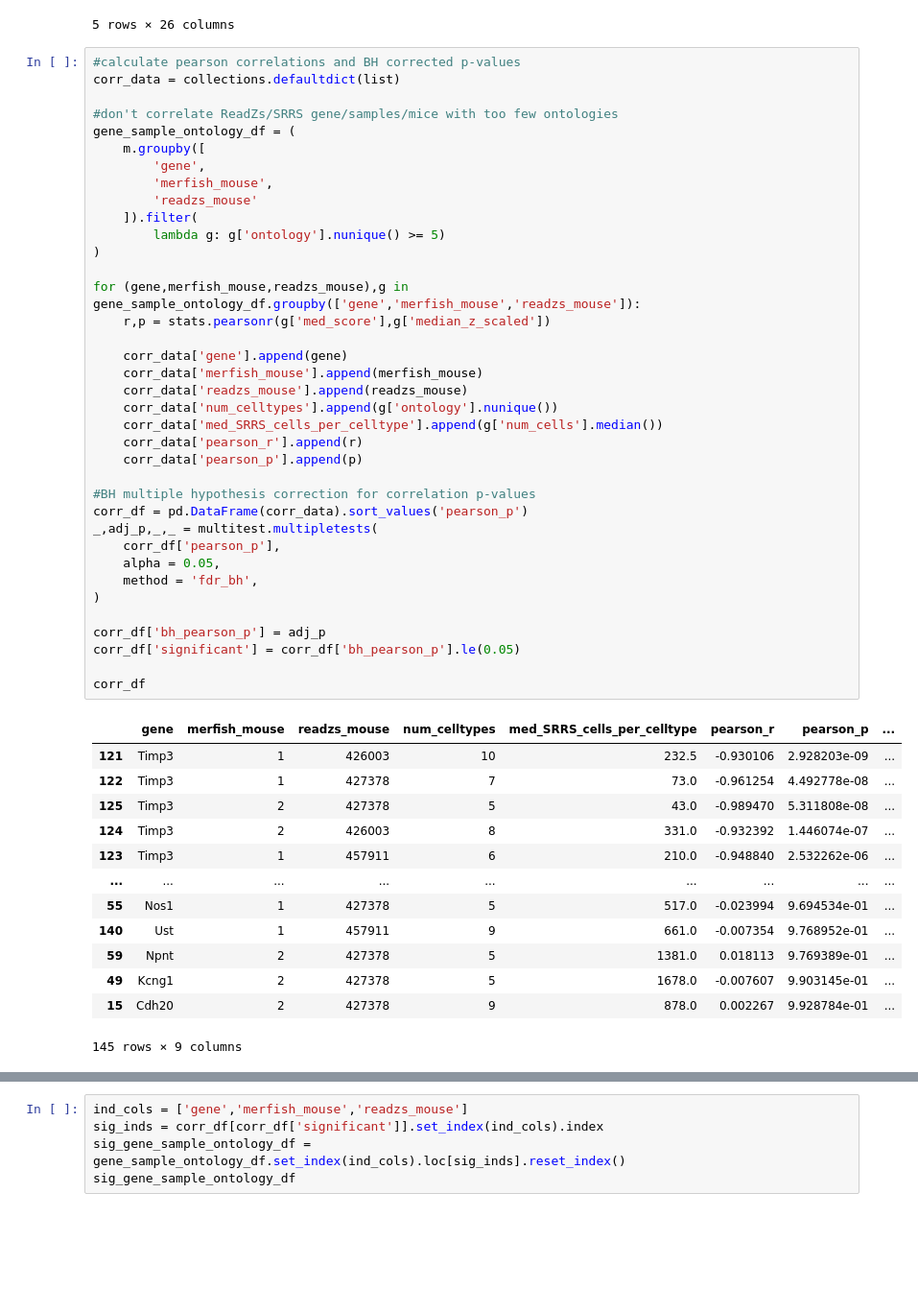
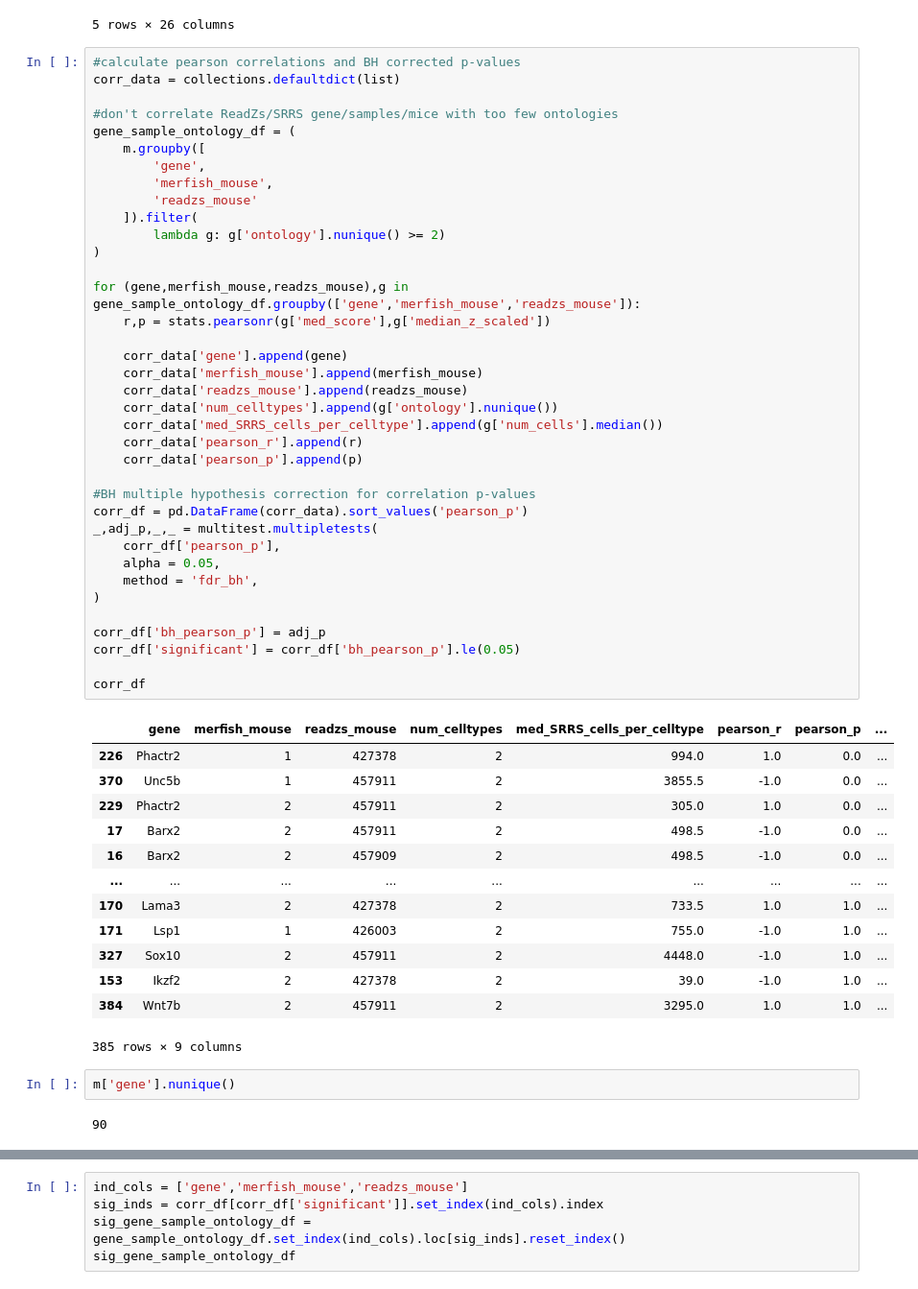
Before and after one commit to salzman-lab/SPRAWL, a Jupyter notebook: analysis/peripheral_readzs_srrs_correlations.ipynb, the cells around one changed output, grey strips where cells are left out. Shown at 96% size. Cells and saved outputs as stored; diff of their text form; blank space fills up the shorter version.

```diff
--- a/analysis/peripheral_readzs_srrs_correlations.ipynb
+++ b/analysis/peripheral_readzs_srrs_correlations.ipynb
@@ -100,43 +100,47 @@ gene_sample_ontology_df = (
         'merfish_mouse',
         'readzs_mouse'
     ]).filter(
-        lambda g: g['ontology'].nunique() >= 5)
+        lambda g: g['ontology'].nunique() >= 2)
 )
 
 for (gene,merfish_mouse,readzs_mouse),g in gene_sample_ontology_df.groupby(['gene','merfish_mouse','readzs_mouse']):
     r,p = stats.pearsonr(g['med_score'],g['median_z_scaled'])
 
     corr_data['gene'].append(gene)
     corr_data['merfish_mouse'].append(merfish_mouse)
     corr_data['readzs_mouse'].append(readzs_mouse)
     corr_data['num_celltypes'].append(g['ontology'].nunique())
     corr_data['med_SRRS_cells_per_celltype'].append(g['num_cells'].median())
     corr_data['pearson_r'].append(r)
     corr_data['pearson_p'].append(p)
 
 #BH multiple hypothesis correction for correlation p-values
 corr_df = pd.DataFrame(corr_data).sort_values('pearson_p')
 _,adj_p,_,_ = multitest.multipletests(
     corr_df['pearson_p'],
     alpha = 0.05,
     method = 'fdr_bh',
 )
 
 corr_df['bh_pearson_p'] = adj_p
 corr_df['significant'] = corr_df['bh_pearson_p'].le(0.05)
 
 corr_df
 # %% [output]
 |  | gene | merfish_mouse | readzs_mouse | num_celltypes | med_SRRS_cells_per_celltype | pearson_r | pearson_p | ... |
-| 121 | Timp3 | 1 | 426003 | 10 | 232.5 | -0.930106 | 2.928203e-09 | ... |
-| 122 | Timp3 | 1 | 427378 | 7 | 73.0 | -0.961254 | 4.492778e-08 | ... |
-| 125 | Timp3 | 2 | 427378 | 5 | 43.0 | -0.989470 | 5.311808e-08 | ... |
-| 124 | Timp3 | 2 | 426003 | 8 | 331.0 | -0.932392 | 1.446074e-07 | ... |
-| 123 | Timp3 | 1 | 457911 | 6 | 210.0 | -0.948840 | 2.532262e-06 | ... |
+| 226 | Phactr2 | 1 | 427378 | 2 | 994.0 | 1.0 | 0.0 | ... |
+| 370 | Unc5b | 1 | 457911 | 2 | 3855.5 | -1.0 | 0.0 | ... |
+| 229 | Phactr2 | 2 | 457911 | 2 | 305.0 | 1.0 | 0.0 | ... |
+| 17 | Barx2 | 2 | 457911 | 2 | 498.5 | -1.0 | 0.0 | ... |
+| 16 | Barx2 | 2 | 457909 | 2 | 498.5 | -1.0 | 0.0 | ... |
 | ... | ... | ... | ... | ... | ... | ... | ... | ... |
-| 55 | Nos1 | 1 | 427378 | 5 | 517.0 | -0.023994 | 9.694534e-01 | ... |
-| 140 | Ust | 1 | 457911 | 9 | 661.0 | -0.007354 | 9.768952e-01 | ... |
-| 59 | Npnt | 2 | 427378 | 5 | 1381.0 | 0.018113 | 9.769389e-01 | ... |
-| 49 | Kcng1 | 2 | 427378 | 5 | 1678.0 | -0.007607 | 9.903145e-01 | ... |
-| 15 | Cdh20 | 2 | 427378 | 9 | 878.0 | 0.002267 | 9.928784e-01 | ... |
+| 170 | Lama3 | 2 | 427378 | 2 | 733.5 | 1.0 | 1.0 | ... |
+| 171 | Lsp1 | 1 | 426003 | 2 | 755.0 | -1.0 | 1.0 | ... |
+| 327 | Sox10 | 2 | 457911 | 2 | 4448.0 | -1.0 | 1.0 | ... |
+| 153 | Ikzf2 | 2 | 427378 | 2 | 39.0 | -1.0 | 1.0 | ... |
+| 384 | Wnt7b | 2 | 457911 | 2 | 3295.0 | 1.0 | 1.0 | ... |
-145 rows × 9 columns
+385 rows × 9 columns
+# %%
+m['gene'].nunique()
+# %% [output]
+90
```
Also changed, not shown: parts of 8 cells of this notebook, 4 other files.
